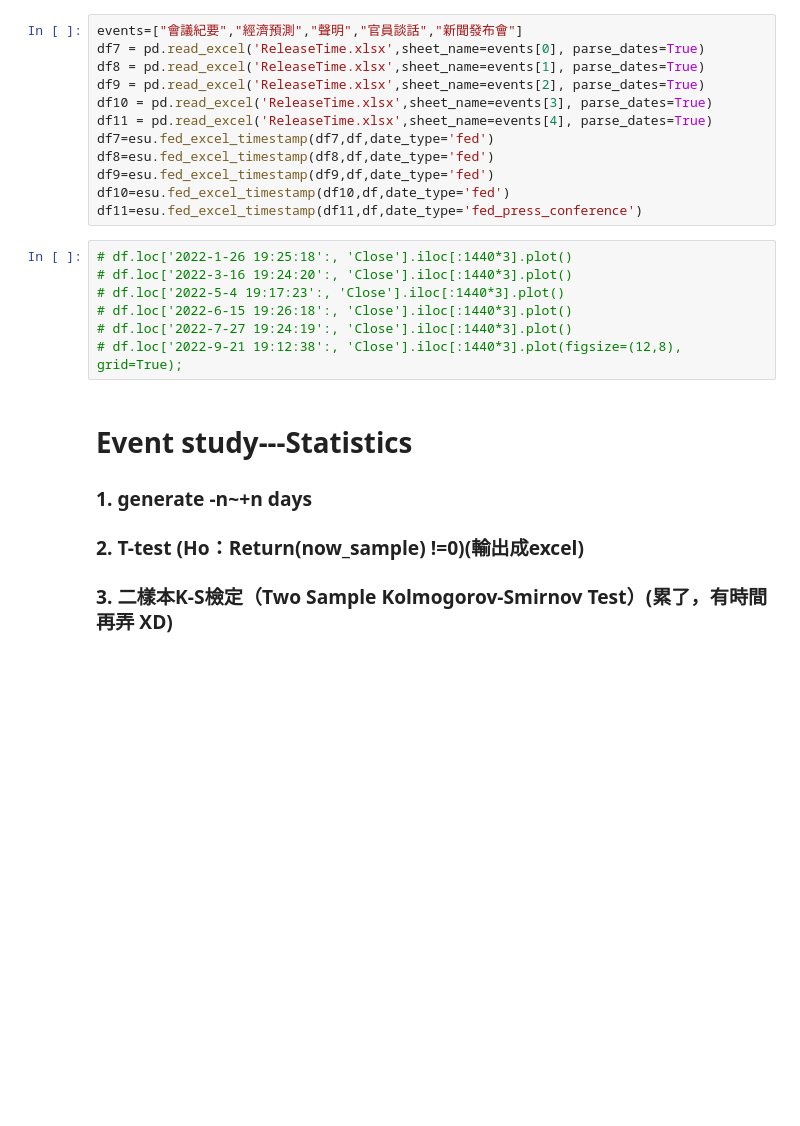
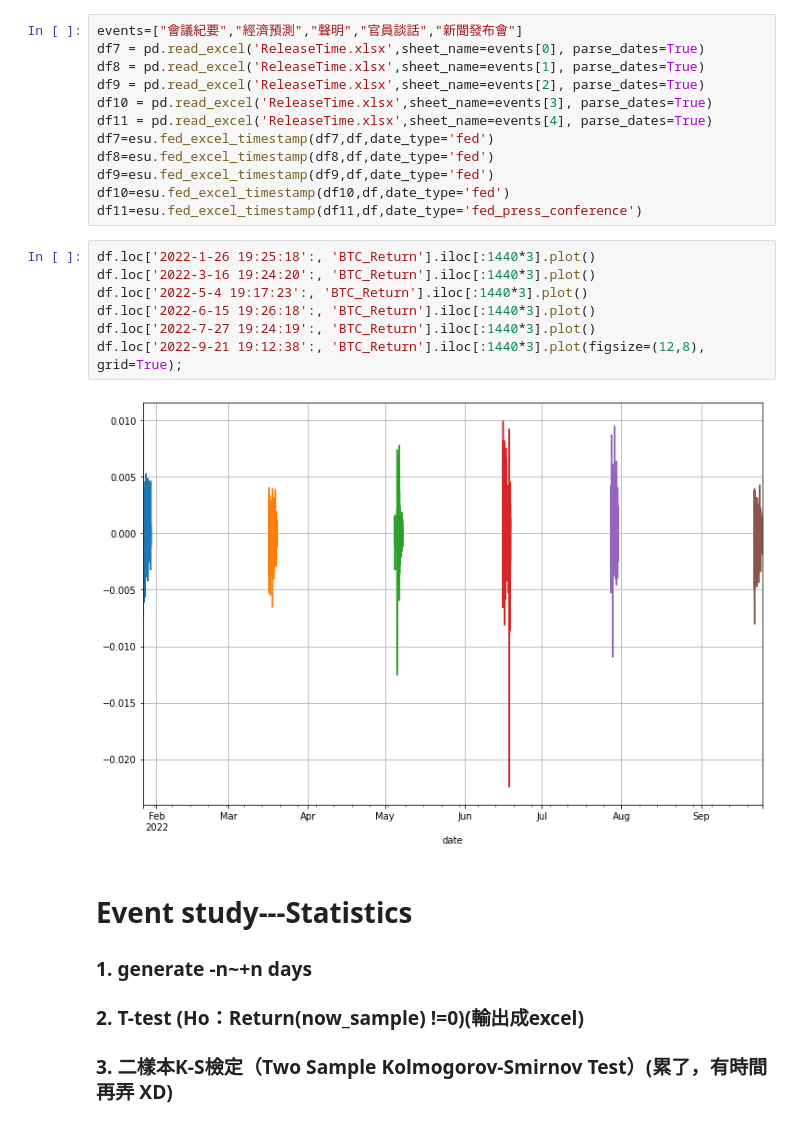
Before and after one commit to JIAO-YI-FA-DA-CAI/kronos-competition, a Jupyter notebook: eventstudy_master/EventSummary.ipynb, the cells around one changed output. Saved outputs shown, nothing was run; the diff lists cells and outputs as text; blank space fills up the shorter version.

```diff
--- a/eventstudy_master/EventSummary.ipynb
+++ b/eventstudy_master/EventSummary.ipynb
@@ -61,12 +61,14 @@ df9=esu.fed_excel_timestamp(df9,df,date_type='fed')
 df10=esu.fed_excel_timestamp(df10,df,date_type='fed')
 df11=esu.fed_excel_timestamp(df11,df,date_type='fed_press_conference')
 # %%
-# df.loc['2022-1-26 19:25:18':, 'Close'].iloc[:1440*3].plot()
-# df.loc['2022-3-16 19:24:20':, 'Close'].iloc[:1440*3].plot()
-# df.loc['2022-5-4 19:17:23':, 'Close'].iloc[:1440*3].plot()
-# df.loc['2022-6-15 19:26:18':, 'Close'].iloc[:1440*3].plot()
-# df.loc['2022-7-27 19:24:19':, 'Close'].iloc[:1440*3].plot()
-# df.loc['2022-9-21 19:12:38':, 'Close'].iloc[:1440*3].plot(figsize=(12,8), grid=True);
+df.loc['2022-1-26 19:25:18':, 'BTC_Return'].iloc[:1440*3].plot()
+df.loc['2022-3-16 19:24:20':, 'BTC_Return'].iloc[:1440*3].plot()
+df.loc['2022-5-4 19:17:23':, 'BTC_Return'].iloc[:1440*3].plot()
+df.loc['2022-6-15 19:26:18':, 'BTC_Return'].iloc[:1440*3].plot()
+df.loc['2022-7-27 19:24:19':, 'BTC_Return'].iloc[:1440*3].plot()
+df.loc['2022-9-21 19:12:38':, 'BTC_Return'].iloc[:1440*3].plot(figsize=(12,8), grid=True);
+# %% [output]
+[figure, added]
 # %% [markdown]
 #  Event study---Statistics
 ### 1. generate -n~+n days
```
Also changed, not shown: parts of 4 cells of this notebook, 11 other files.
